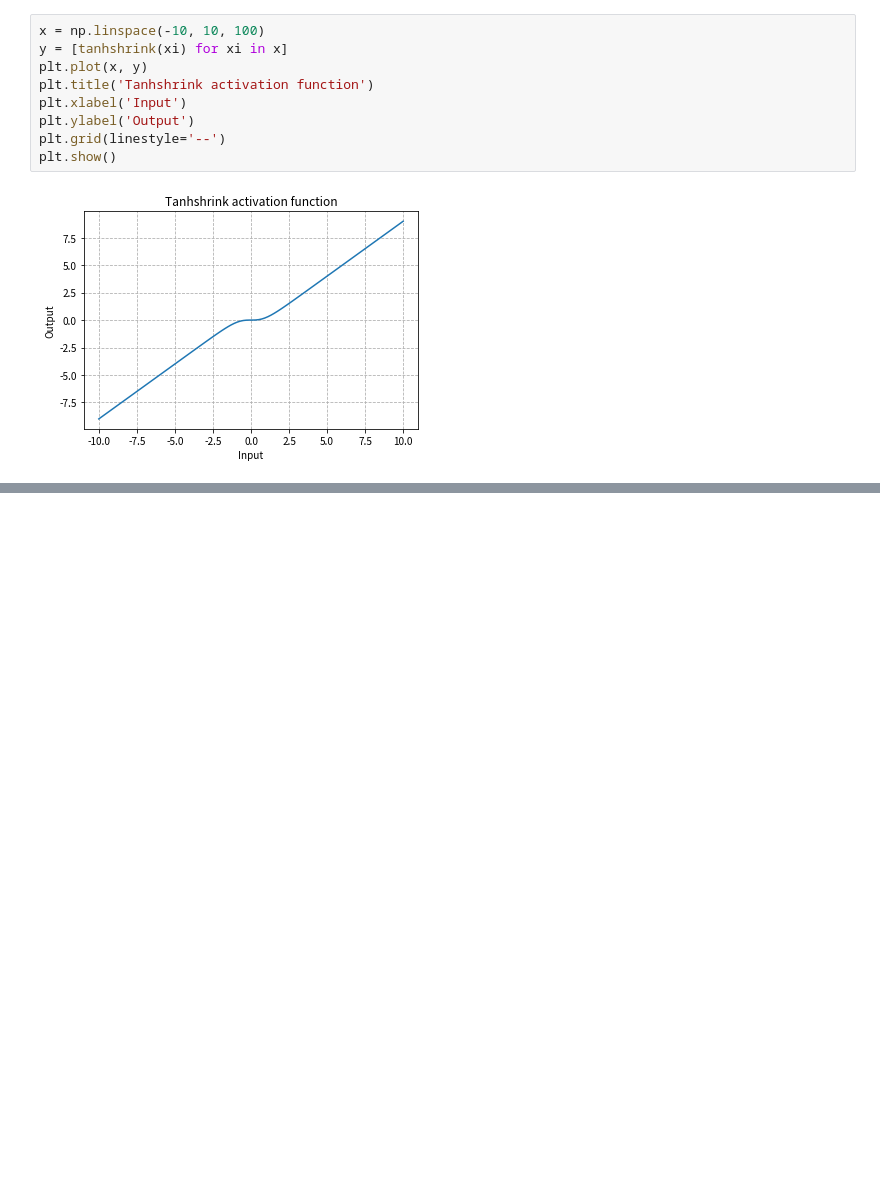
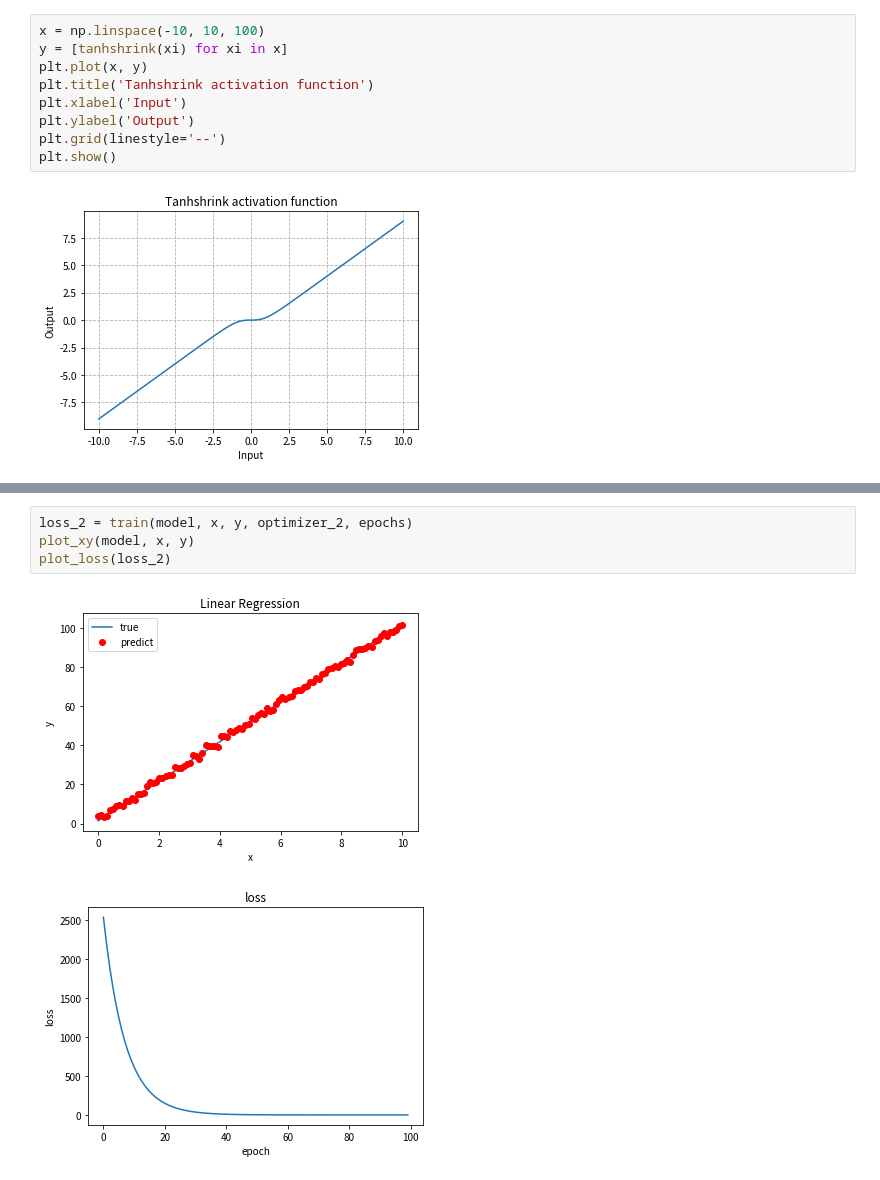
Before and after one commit to minlik/coggle, a Jupyter notebook: pytorch_and_cv.ipynb, the cells around one changed output, grey strips where cells are left out. Drawn from its saved outputs; the diff is of its cells as text; blank space fills up the shorter version.

```diff
--- a/pytorch_and_cv.ipynb
+++ b/pytorch_and_cv.ipynb
@@ -250,0 +348,7 @@ plt.show()
+# %%
+loss_2 = train(model, x, y, optimizer_2, epochs)
+plot_xy(model, x, y)
+plot_loss(loss_2)
+# %% [output]
+[figure, added]
+[figure, added]
```
Also changed, not shown: parts of 14 cells of this notebook, 2 other files.
